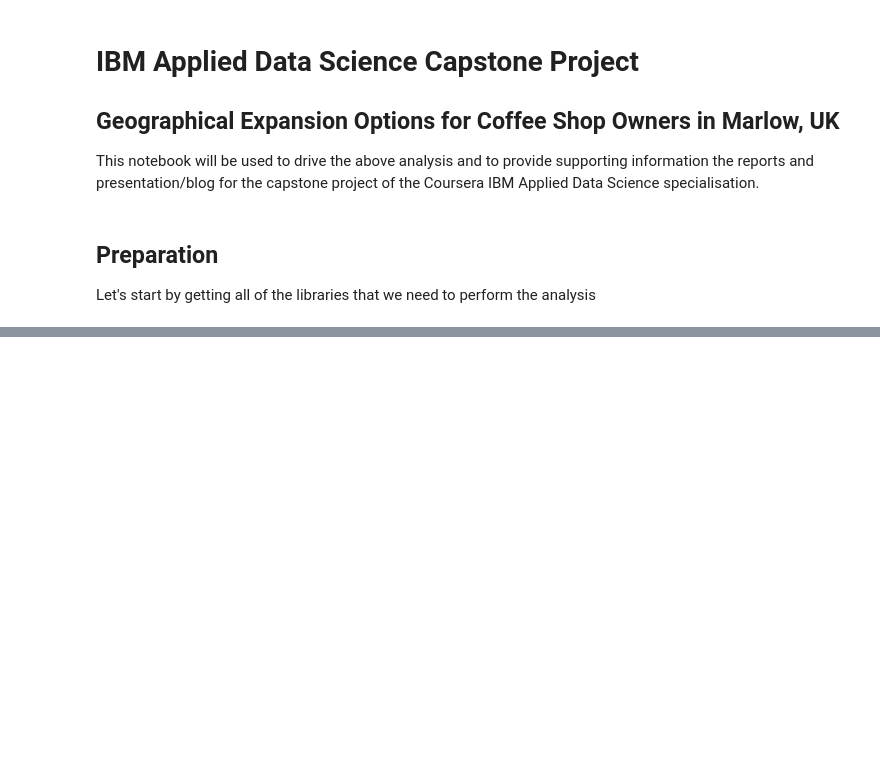
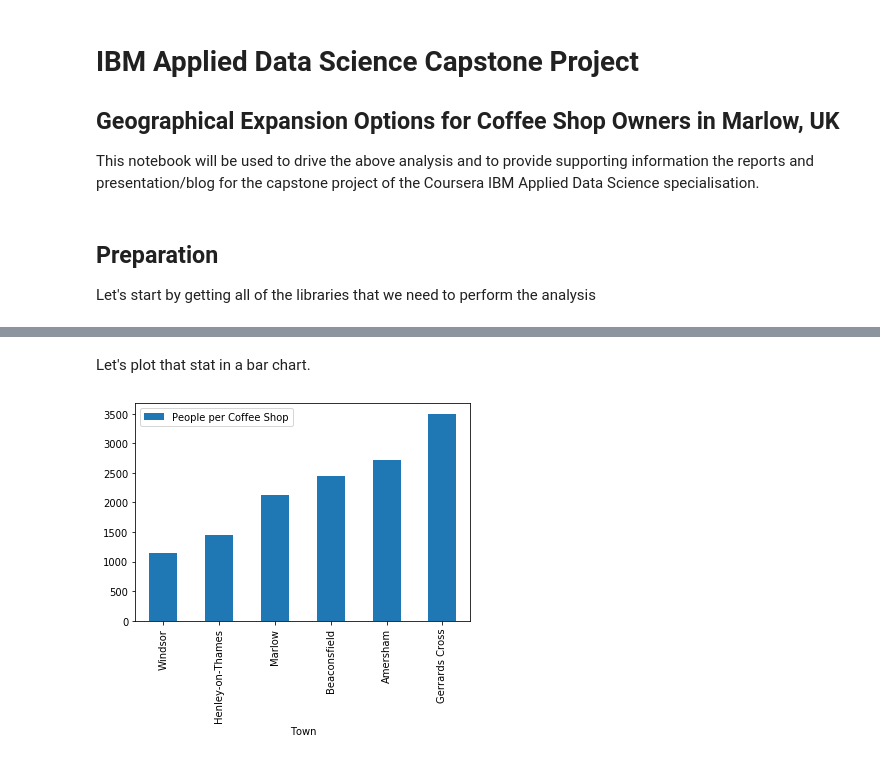
Before and after one commit to benmorgan-sidehustle/Coursera_Capstone, a Jupyter notebook: Coursera IBM Capstone Project.ipynb, the cells around one changed output, grey strips where cells are left out. Drawn from its saved outputs; the diff is of its cells as text; code cells hidden in the pictures; blank space fills up the shorter version.

```diff
--- a/Coursera IBM Capstone Project.ipynb
+++ b/Coursera IBM Capstone Project.ipynb
@@ -50,0 +381,3 @@ AttributeError: 'Location' object has no attribute 'loc'
+# %%
+joined.loc[ : , "People per Coffee Shop" ] = joined[ "Population" ] / joined[ "Venue Count" ]
+joined
@@ -50,0 +393,6 @@ AttributeError: 'Location' object has no attribute 'loc'
+# %% [markdown]
+Let's plot that stat in a bar chart.
+# %%
+ax = joined.sort_values( by="People per Coffee Shop" ).plot.bar( y="People per Coffee Shop" )
+# %% [output]
+[figure, added]
```
Also changed, not shown: parts of 55 cells of this notebook.
